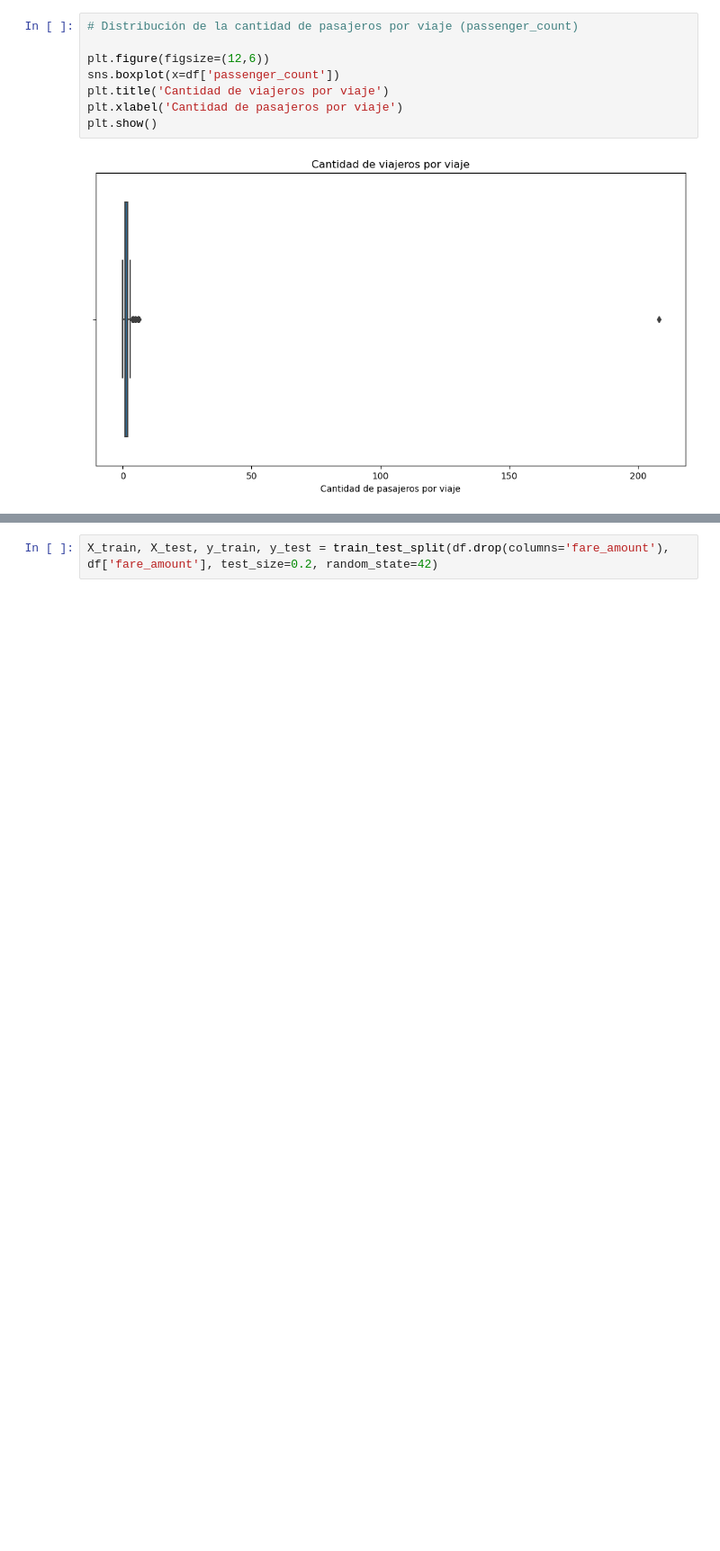
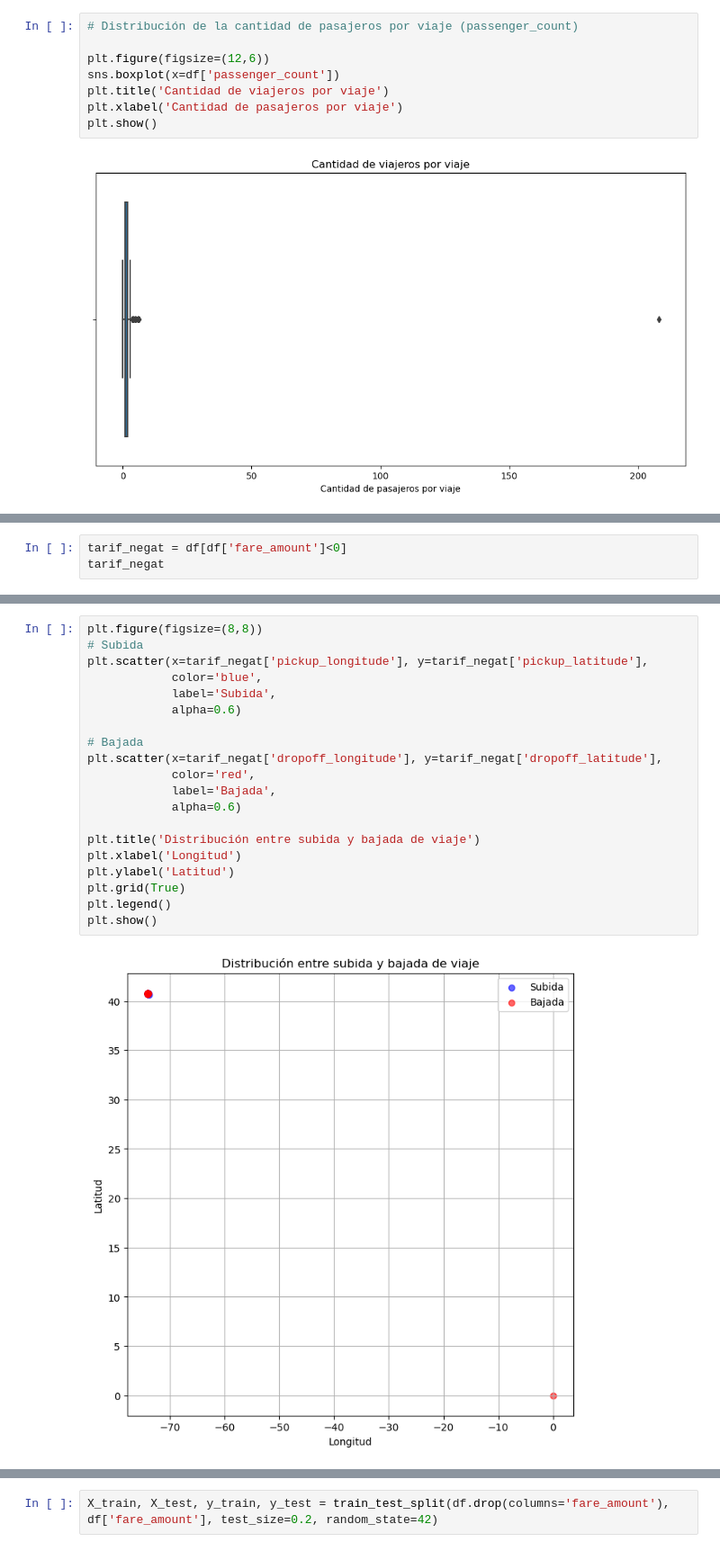
Before and after one commit to CaroRuiz92/AA1-TUIA-2025C2-Ruiz-Quispe, a Jupyter notebook: TP-Regresion-AA1-2025C1.ipynb, the cells around one changed output, grey strips where cells are left out. Shown at 90% size. Cells and saved outputs as stored; diff of their text form; blank space fills up the shorter version.

```diff
--- a/TP-Regresion-AA1-2025C1.ipynb
+++ b/TP-Regresion-AA1-2025C1.ipynb
@@ -119,0 +135,3 @@ Se detectan datos atípicos tanto en fare_amount como en passenger_count. Se pro
+# %%
+tarif_negat = df[df['fare_amount']<0]
+tarif_negat
@@ -119,0 +175,22 @@ Se detectan datos atípicos tanto en fare_amount como en passenger_count. Se pro
+# %%
+plt.figure(figsize=(8,8))
+# Subida
+plt.scatter(x=tarif_negat['pickup_longitude'], y=tarif_negat['pickup_latitude'],
+            color='blue',
+            label='Subida',
+            alpha=0.6)
+
+# Bajada
+plt.scatter(x=tarif_negat['dropoff_longitude'], y=tarif_negat['dropoff_latitude'],
+            color='red',
+            label='Bajada',
+            alpha=0.6)
+
+plt.title('Distribución entre subida y bajada de viaje')
+plt.xlabel('Longitud')
+plt.ylabel('Latitud')
+plt.grid(True)
+plt.legend()
+plt.show()
+# %% [output]
+[figure, added]
```
Also changed, not shown: parts of 9 cells of this notebook.
